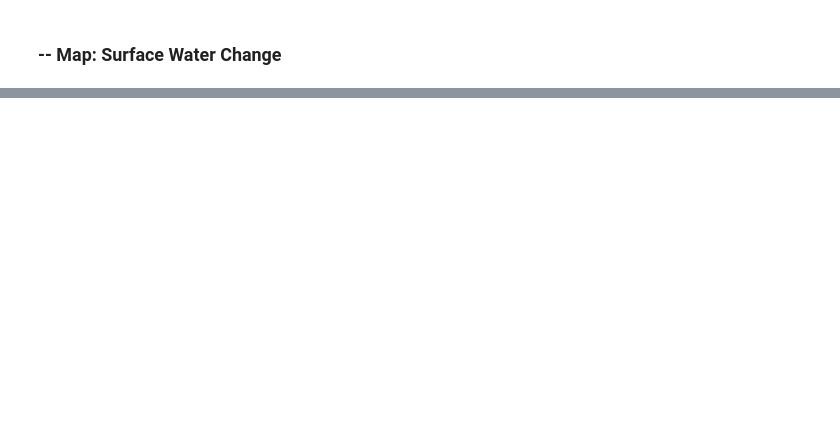
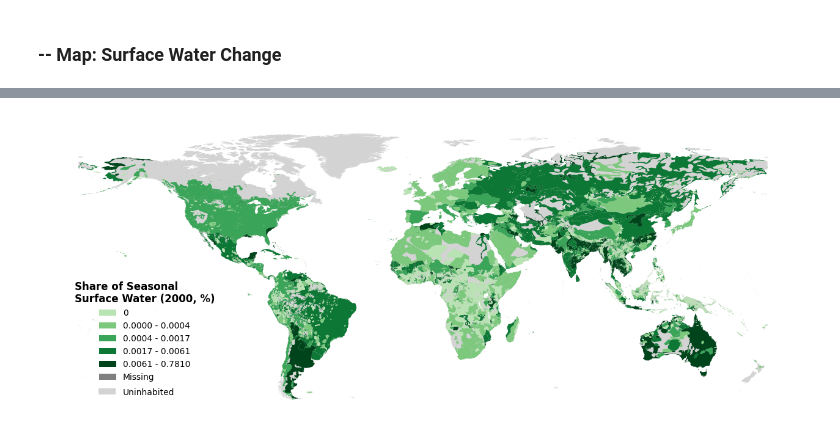
Before and after one commit to juamiji1/Folklore-environment, a Jupyter notebook: code/build/map_hansen_treecover_ethnologue.ipynb, the cells around one changed output, grey strips where cells are left out. Drawn from its saved outputs; the diff is of its cells as text; code cells hidden in the pictures; blank space fills up the shorter version.

```diff
--- a/code/build/map_hansen_treecover_ethnologue.ipynb
+++ b/code/build/map_hansen_treecover_ethnologue.ipynb
@@ -325,0 +328,99 @@ plt.show()
+# %%
+# Define the number of quantiles for the NON-ZERO values
+num_quantiles = 4
+
+# 82% of polygons have sh_seasonwater_base == 0, so a plain pd.qcut(q=5,
+# duplicates="drop") would collapse to a single bin. Split zeros into their
+# own "0%" category and run quintiles only on the non-zero subset.
+poscol_shape['quantile_cat'] = pd.NA
+mask_zero = poscol_shape['sh_seasonwater_base'] == 0
+mask_nz   = poscol_shape['sh_seasonwater_base'] >  0
+
+nz_cats, bins = pd.qcut(
+    poscol_shape.loc[mask_nz, 'sh_seasonwater_base'], q=num_quantiles,
+    retbins=True, labels=False, duplicates='drop'
+)
+
+poscol_shape.loc[mask_zero, 'quantile_cat'] = 0
+poscol_shape.loc[mask_nz,   'quantile_cat'] = nz_cats + 1   # shift so 0 is reserved for zeros
+
+# Creating the labels for the legend
+label_map = {0: "0"}
+for i in range(len(bins) - 1):
+    label_map[i + 1] = f"{bins[i]:.4f} - {bins[i+1]:.4f}"
+
+# Step 1: Extract unique categories (excluding NaNs)
+categories = poscol_shape['quantile_cat'].dropna().unique()
+categories = sorted(categories)
+
+# Step 2: Sample colors from the same custom colormap as the other maps
+# (one color per category — 6 total when zeros are present)
+n = len(categories)
+category_colors = strong_greens(np.linspace(0, 1, n))
+category_color_map = dict(zip(categories, category_colors))
+
+# Step 3: Map the colors to a new column
+poscol_shape['color'] = poscol_shape['quantile_cat'].map(category_color_map)
+
+# Step 4: Plot
+fig, ax = plt.subplots(1, 1, figsize=(16, 8), facecolor='white')
+
+# Background
+basemap_shape.plot(
+    ax=ax,
+    color='lightgray',
+    edgecolor='black',
+    linewidth=0
+)
+
+# Plot polygons with mapped colors
+poscol_shape.plot(
+    ax=ax,
+    color=poscol_shape['color'].fillna('gray'),
+    edgecolor='none',
+    linewidth=0
+)
+
+# Custom legend
+legend_elements = [
+    Patch(facecolor=category_color_map[c], label=label_map.get(c, str(c)))
+    for c in categories
+]
+legend_elements.append(Patch(facecolor='gray', label="Missing"))
+
+# Show legend on the map
+legend = ax.legend(
+    handles=legend_elements,
+    loc='lower left',
+    bbox_to_anchor=(0.03, 0.1, 0.2, 0.2),
+    frameon=False,
+    title="Share of Seasonal\nSurface Water (2000, %)",
+    title_fontproperties=FontProperties(weight='bold', size=12),
+    prop=FontProperties(size=10)
+)
+
+# Uninhabited patch
+uninhabited_patch = Patch(
+    facecolor='lightgray',
+    edgecolor='none',
+    label='Uninhabited'
+)
+custom_legend = ax.legend(
+    handles=[uninhabited_patch],
+    loc='lower left',
+    bbox_to_anchor=(0.062, 0.05, 0.2, 0.2),
+    frameon=False,
+    prop=FontProperties(size=10),
+)
+ax.add_artist(legend)
+
+# Force same spatial extent
+ax.set_aspect('equal', adjustable='box')
+ax.set_axis_off()
+
+# Save to PDF
+plt.savefig(export_path / "ShSeasonwaterBase_POSCOL.pdf", format='pdf', dpi=300, bbox_inches='tight')
+
+plt.show()
+# %% [output]
+[figure, added]
```
Also changed, not shown: parts of 6 cells of this notebook, 20 other files.
